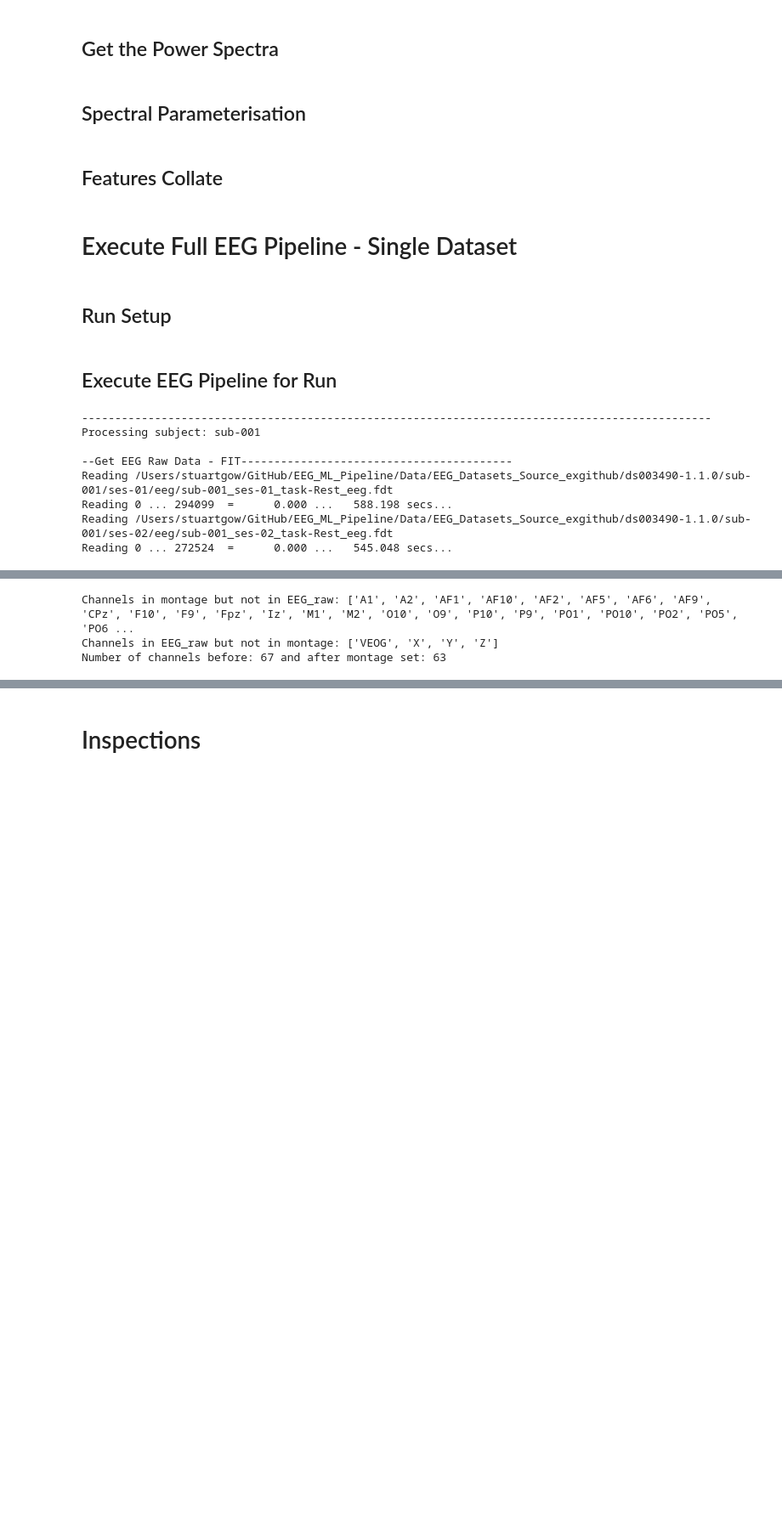
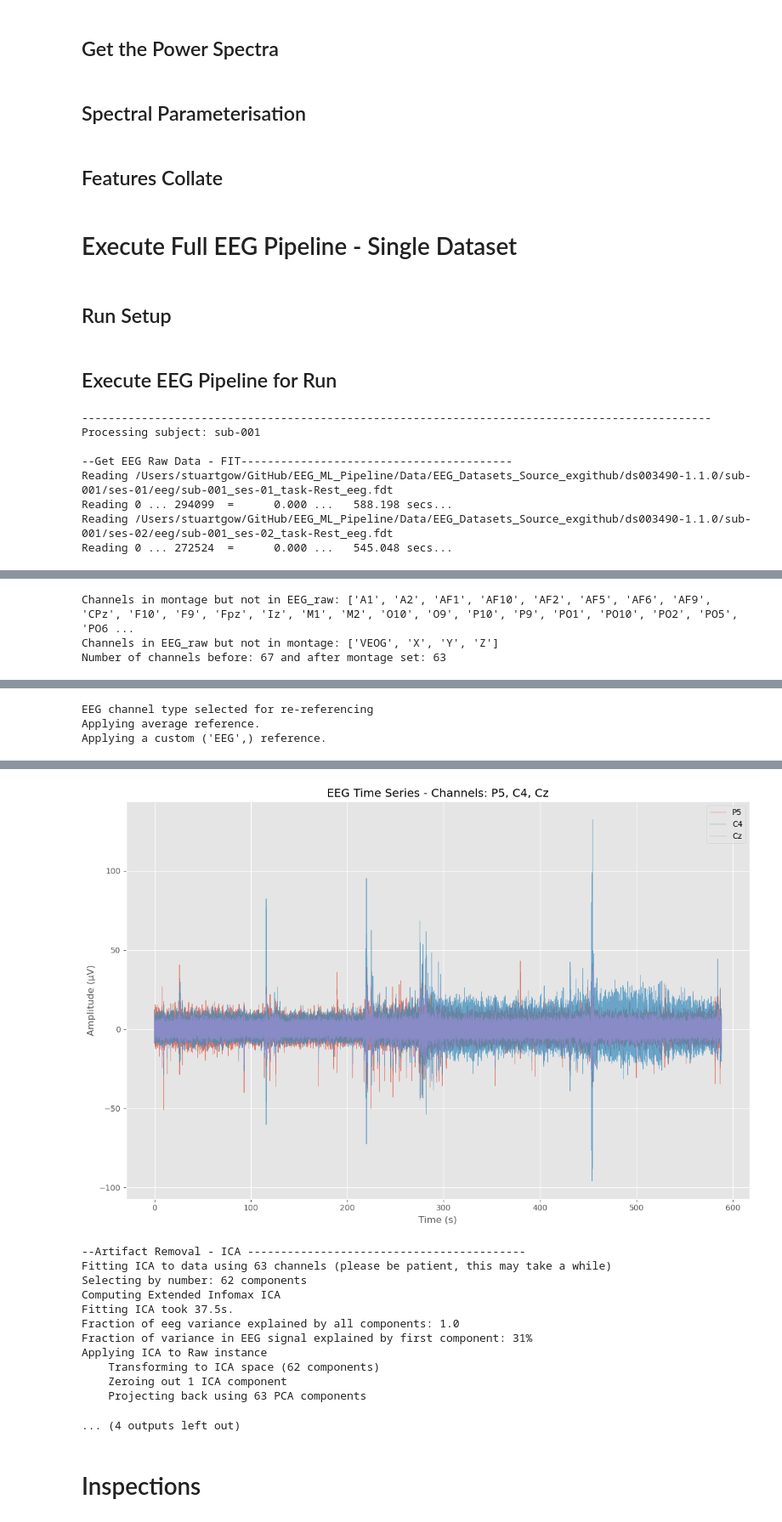
Before and after one commit to StuartG24/EEG_ML_Pipeline, a Jupyter notebook: Notebooks/1_EEG_Pipeline_v5.ipynb, the cells around one changed output, grey strips where cells are left out. Shown at 85% size. Cells and saved outputs as stored; diff of their text form; code cells hidden in the pictures; blank space fills up the shorter version.

```diff
--- a/Notebooks/1_EEG_Pipeline_v5.ipynb
+++ b/Notebooks/1_EEG_Pipeline_v5.ipynb
@@ -160,6 +164,8 @@ def get_EEG_raw(dataset_path, subject_id):
     -------
     EEG_raw : FIF
     """
+
+    flag_verbose = (True if 'VERBOSE' in globals() and VERBOSE else False)
 
     # BIDS File Structure
     # dataset_root =
@@ -187,7 +193,7 @@ def get_EEG_raw(dataset_path, subject_id):
         temp_file_name = subject + '_task-' + task + '_' + datatype + '.set'
         eeg_lab_file_path = get_file_path(temp_path, temp_file_name)
         try:
-            eeg_dataset_raw = mne.io.read_raw_eeglab(eeg_lab_file_path, preload=True)
+            eeg_dataset_raw = mne.io.read_raw_eeglab(eeg_lab_file_path, preload=True, verbose=flag_verbose)
             sessions_eeg_raw.append(eeg_dataset_raw)
         except Exception as e:
             raise ValueError(f"Failed to load EEG data for subject {subject}: {e}")
@@ -198,7 +204,7 @@ def get_EEG_raw(dataset_path, subject_id):
             eeg_lab_file_path = get_file_path(temp_path, temp_file_name)
             # print(f'Test session path: {eeg_lab_file_path}')
             try:
-                eeg_dataset_raw = mne.io.read_raw_eeglab(eeg_lab_file_path, preload=True)
+                eeg_dataset_raw = mne.io.read_raw_eeglab(eeg_lab_file_path, preload=True, verbose=flag_verbose)
                 sessions_eeg_raw.append(eeg_dataset_raw)
             except Exception as e:
                 raise ValueError(f"Failed to load EEG data for subject {subject}: {e}")
@@ -486,7 +545,10 @@ dataset_ref = 'ds003490-1.1.0'
 test_mode = True
 
 # Execution Parameters
-preprocess_params = {'filtering': 'none'
+preprocess_params = {'band_pass_lf': 1, 'band_pass_hf': 100, 'band_pass_method': 'iir',
+                     'linear_detrend': True,
+                     'channel_referencing': 'average',
+                     'ica_method': 'infomax'
                      }
 psd_params = {'method': 'welch', # Calculation method
               'fmin': 1,
@@ -569,8 +631,6 @@ for idx, subject in study_subjects_df.iterrows():
         print(f"Description: {temp_EEG_raw.info['description']} on {temp_EEG_raw.info['meas_date']}")
         print(temp_EEG_raw)
         print(temp_EEG_raw.info)
-
-        # TODO: Only plot after filtering etc?
         plot_EEG_TD(temp_EEG_raw, test_channels)
 
     # EEG Preprocessing
@@ -578,7 +638,16 @@ for idx, subject in study_subjects_df.iterrows():
         print('\n--Preprocessing EEG----------------------------------------------')
     temp_EEG_clean = perform_EEG_preprocessing(preprocess_params, temp_EEG_raw)
     if VERBOSE:
-        print('To Do: Preprocessing results ....')
+        # TODO: Any need to summarise or retain results?
+        plot_EEG_TD(temp_EEG_clean, test_channels)
+
+    # Artifact Removal with ICA
+    if VERBOSE:
+        print('\n--Artifact Removal - ICA ------------------------------------------')
+    temp_EEG_clean = perform_artifact_removal(preprocess_params, temp_EEG_clean)
+    if VERBOSE:
+        # TODO: Any need to summarise or retain results?
+        plot_EEG_TD(temp_EEG_clean, test_channels)
 
     break
 
@@ -672,0 +750,3 @@ To Do: Preprocessing results ....
+EEG channel type selected for re-referencing
+Applying average reference.
+Applying a custom ('EEG',) reference.
@@ -673,3 +754,16 @@ To Do: Preprocessing results ....
+[figure, added]
+--Artifact Removal - ICA ------------------------------------------
+Fitting ICA to data using 63 channels (please be patient, this may take a while)
+Selecting by number: 62 components
+Computing Extended Infomax ICA
+Fitting ICA took 37.5s.
+Fraction of eeg variance explained by all components: 1.0
+Fraction of variance in EEG signal explained by first component: 31%
+Applying ICA to Raw instance
+    Transforming to ICA space (62 components)
+    Zeroing out 1 ICA component
+    Projecting back using 63 PCA components
+... (4 outputs left out)
 # %% [markdown]
 # Inspections
 # %%
```
Also changed, not shown: parts of 8 cells of this notebook, 24 other files.
